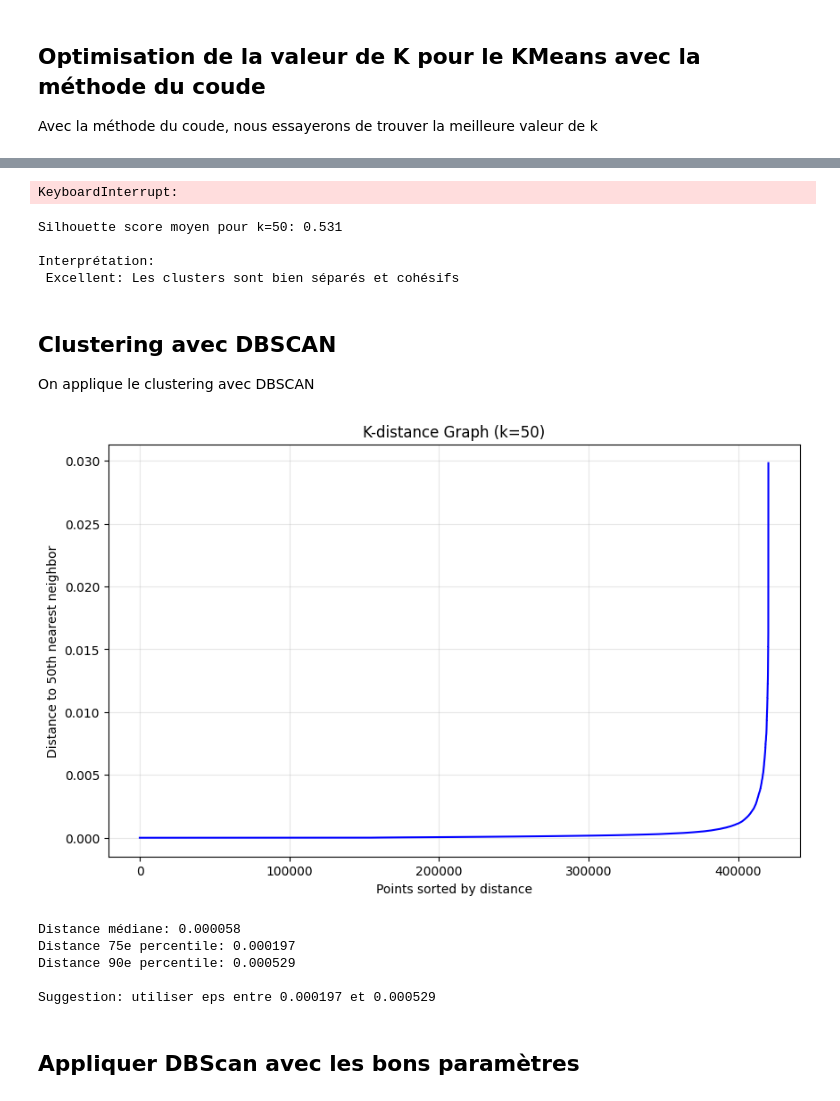
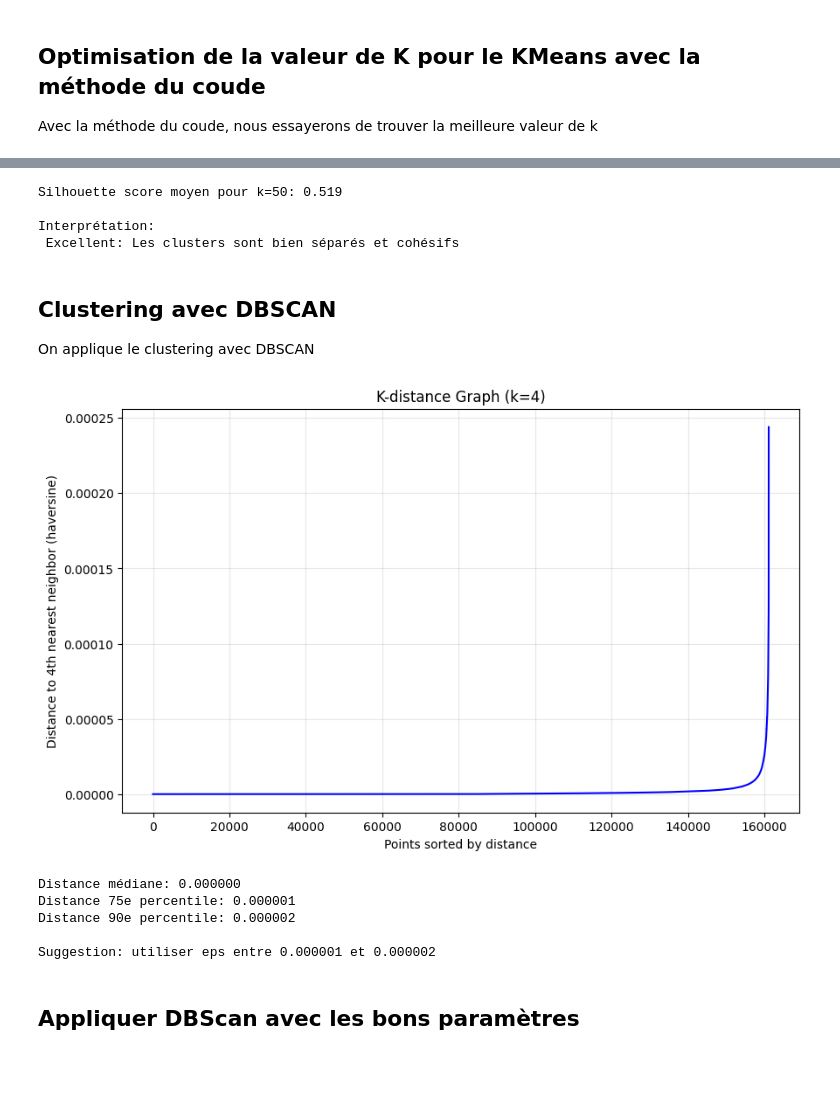
Before and after one commit to dame483/geoloc, a Jupyter notebook: GeolocNotebook.ipynb, the cells around one changed output, grey strips where cells are left out. Saved outputs shown, nothing was run; the diff lists cells and outputs as text; code cells hidden in the pictures; blank space fills up the shorter version.

```diff
--- a/GeolocNotebook.ipynb
+++ b/GeolocNotebook.ipynb
@@ -75,6 +82,8 @@ fl.PolyLine(trail_coordinates, tooltip="Coast", color="green").add_to(map)
 <folium.vector_layers.PolyLine at 0x...>
 # %%
 map.save("test.html")
+# %%
+data2D = np.ra
 # %% [markdown]
 ## Clustering avec K-Means
 
@@ -128,8 +139,9 @@ from sklearn.cluster import KMeans
 # %%
-range_k = range(1, 50)
+range_k = range(50, 100, 5)
 inertias = []
 for i in range_k:
     # apply KMeans with i clusters
     kmeans = KMeans(n_clusters=i, random_state=42, n_init=3)
-    kmeans.fit(data2D)
+    kmeans.fit(data2D_rad)
+
     inertias.append(kmeans.inertia_)
@@ -214,29 +218,10 @@ from sklearn.metrics import silhouette_score, silhouette_samples
-# %%
-labels = kmeans.labels_
-
-silhouette_avg = silhouette_score(data2D, labels, metric='euclidean')
-sample_silhouette_values = silhouette_samples(data2D, labels, metric='euclidean')
-
-print(f"Silhouette score moyen pour k=25: {silhouette_avg:.3f}")
-print(f"\nInterprétation:")
-if silhouette_avg > 0.5:
-    print(" Excellent: Les clusters sont bien séparés et cohésifs")
-elif silhouette_avg > 0.4:
-    print(" Bon: Les clusters sont correctement formés")
-elif silhouette_avg > 0.25:
-    print(" Moyen: La structure des clusters est faible")
-else:
-    print("Mauvais: Les clusters ne sont pas bien définis")
-# %% [output]
-KeyboardInterrupt:
 # %%
-import numpy as np
-from sklearn.metrics import silhouette_score, silhouette_samples
 
-sample_size = 5000
-indices = np.random.choice(len(data2D), sample_size, replace=False)
 
-x_sample = data2D.iloc[indices]
+sample_size = 50000
+indices = np.random.choice(len(data2D_rad), sample_size, replace=False)
+
+x_sample = data2D_rad.iloc[indices]
 labels_sample = labels[indices]
 
 sample_silhouette_values = silhouette_samples(
@@ -246,7 +231,7 @@ sample_silhouette_values = silhouette_samples(
 )
 
 silhouette_avg = sample_silhouette_values.mean()
-print(f"Silhouette score moyen pour k=50: {silhouette_avg:.3f}")
+print(f"Silhouette score moyen pour k=100: {silhouette_avg:.3f}")
 print(f"\nInterprétation:")
 if silhouette_avg > 0.5:
     print(" Excellent: Les clusters sont bien séparés et cohésifs")
@@ -257,7 +242,7 @@ elif silhouette_avg > 0.25:
 else:
     print("Mauvais: Les clusters ne sont pas bien définis")
 # %% [output]
-Silhouette score moyen pour k=50: 0.531
+Silhouette score moyen pour k=50: 0.519
 
 Interprétation:
  Excellent: Les clusters sont bien séparés et cohésifs
@@ -270,2 +252,0 @@ from sklearn.cluster import DBSCAN
-# %%
-min_pts = 4
@@ -274,9 +253,12 @@ from sklearn.neighbors import NearestNeighbors
 # %%
 def find_optimal_eps(data, min_pts):
-    # Calculer les distances
-    neigh = NearestNeighbors(n_neighbors=min_pts)
-    neigh.fit(data)
-    distances, _ = neigh.kneighbors(data)
+    # Convertir en radians pour haversine (données géographiques)
+    data_rad = np.radians(data)
+
+    # Calculer les distances avec haversine
+    neigh = NearestNeighbors(n_neighbors=min_pts, metric='haversine')
+    neigh.fit(data_rad)
+    distances, _ = neigh.kneighbors(data_rad)
 
     # Sort les distances
     k_distances = np.sort(distances[:, min_pts - 1])
@@ -284,7 +266,7 @@ def find_optimal_eps(data, min_pts):
     # Create plot avec matplotlib
     plt.figure(figsize=(10, 6))
     plt.plot(k_distances, 'b-')
-    plt.ylabel(f'Distance to {min_pts}th nearest neighbor')
+    plt.ylabel(f'Distance to {min_pts}th nearest neighbor (haversine)')
     plt.xlabel('Points sorted by distance')
     plt.title(f'K-distance Graph (k={min_pts})')
     plt.grid(True, alpha=0.3)
@@ -292,20 +274,20 @@ def find_optimal_eps(data, min_pts):
 
     return k_distances
 # %%
-k_distances = find_optimal_eps(data2D, min_pts=50)
+k_distances = find_optimal_eps(data2D, min_pts=4)
 
-# Afficher quelques valeurs suggérées
+
 print(f"\nDistance médiane: {np.median(k_distances):.6f}")
 print(f"Distance 75e percentile: {np.percentile(k_distances, 75):.6f}")
 print(f"Distance 90e percentile: {np.percentile(k_distances, 90):.6f}")
 print(f"\nSuggestion: utiliser eps entre {np.percentile(k_distances, 75):.6f} et {np.percentile(k_distances, 90):.6f}")
 # %% [output]
-[figure, old version]
+[figure, new version]
-Distance médiane: 0.000058
-Distance 75e percentile: 0.000197
-Distance 90e percentile: 0.000529
+Distance médiane: 0.000000
+Distance 75e percentile: 0.000001
+Distance 90e percentile: 0.000002
 
-Suggestion: utiliser eps entre 0.000197 et 0.000529
+Suggestion: utiliser eps entre 0.000001 et 0.000002
 # %% [markdown]
 ## Appliquer DBScan avec les bons paramètres
 # %%
```
Also changed, not shown: parts of 25 cells of this notebook, 2 other files.
